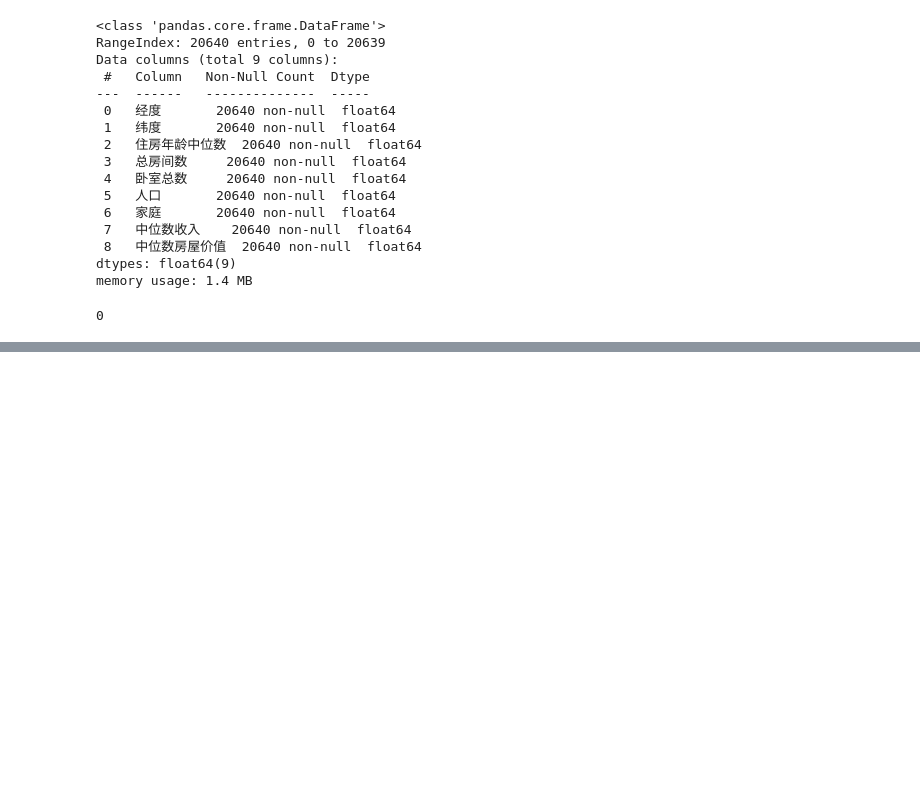
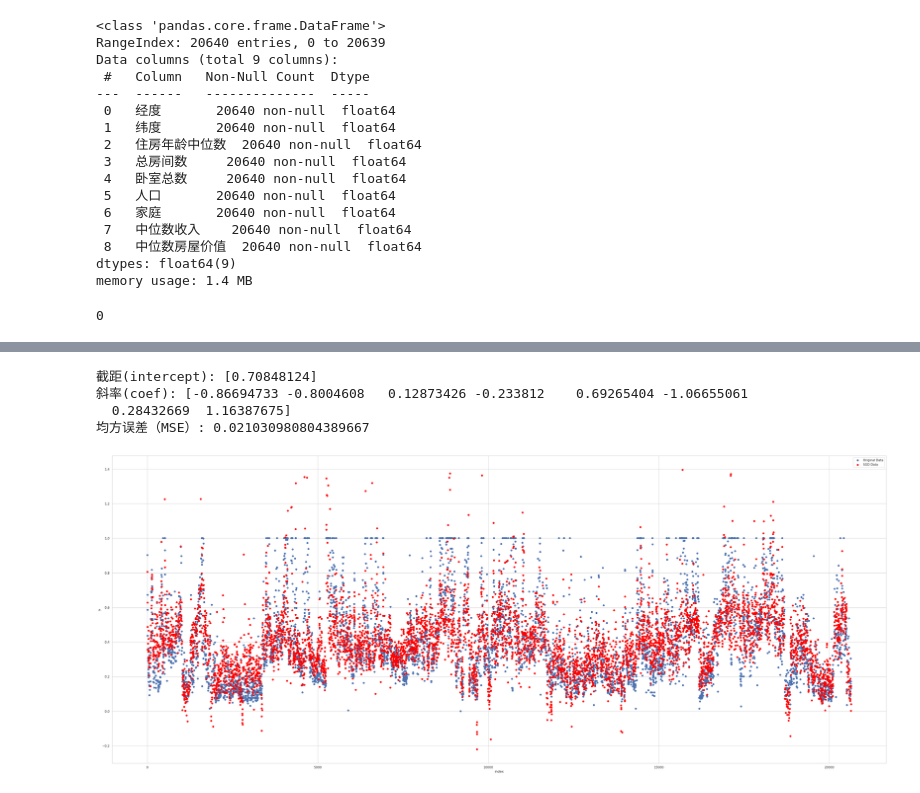
Before and after one commit to LuBoqi/AI_hw, a Jupyter notebook: CaliforniaHousing/pricePre.ipynb, the cells around one changed output, grey strips where cells are left out. Cells and saved outputs as stored; diff of their text form; code cells hidden in the pictures; blank space fills up the shorter version.

```diff
--- a/CaliforniaHousing/pricePre.ipynb
+++ b/CaliforniaHousing/pricePre.ipynb
@@ -122,0 +204,23 @@ plt.show()
+# %%
+# 打印模型参数
+print("截距(intercept):", sgd_reg.intercept_)
+print("斜率(coef):", sgd_reg.coef_)
+# 在测试集上进行预测
+y_pred = sgd_reg.predict(xtest)
+# 计算均方误差（Mean Squared Error）
+mse = mean_squared_error(ytest, y_pred)
+print("均方误差（MSE）:", mse)
+# 绘制原始数据和拟合直线
+plt.figure(figsize=(50, 20))
+plt.scatter(ytest.index, ytest, label='Original Data')
+plt.scatter(ytest.index, y_pred, label='SGD Data', color='red')
+plt.xlabel('index')
+plt.ylabel('y')
+plt.legend()
+plt.show()
+# %% [output]
+截距(intercept): [0.70848124]
+斜率(coef): [-0.86694733 -0.8004608   0.12873426 -0.233812    0.69265404 -1.06655061
+  0.28432669  1.16387675]
+均方误差（MSE）: 0.021030980804389667
+[figure, added]
```
Also changed, not shown: parts of 10 cells of this notebook, 3 other files.
